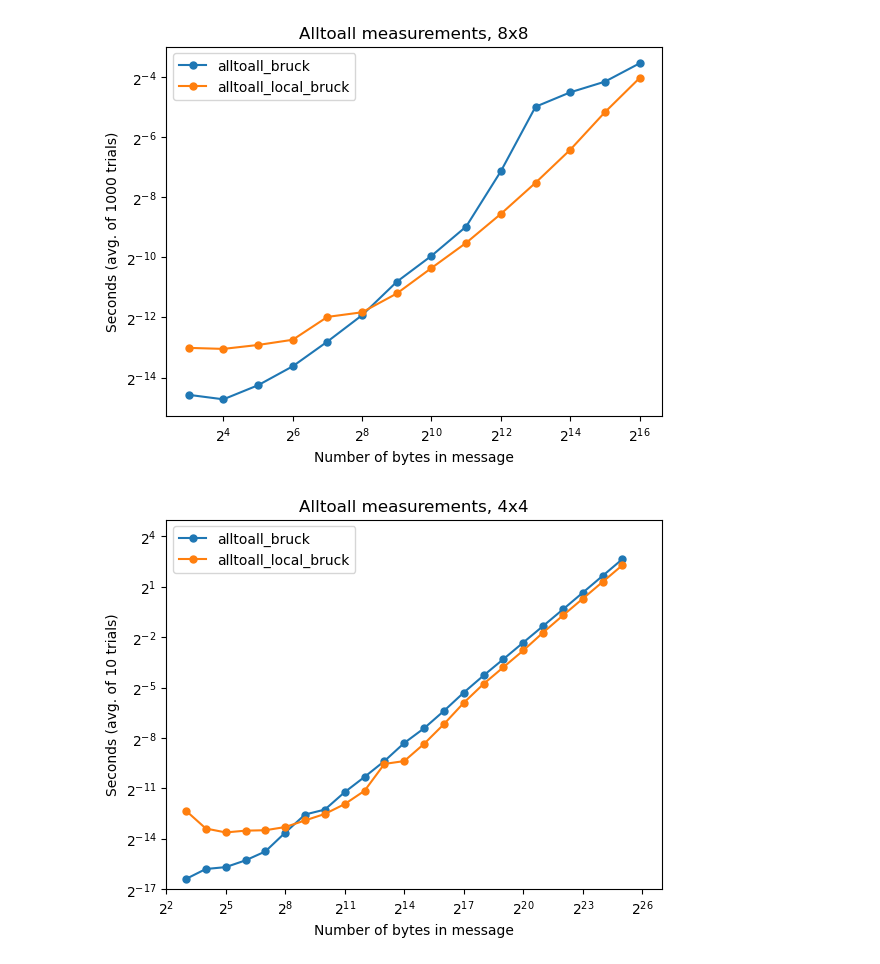
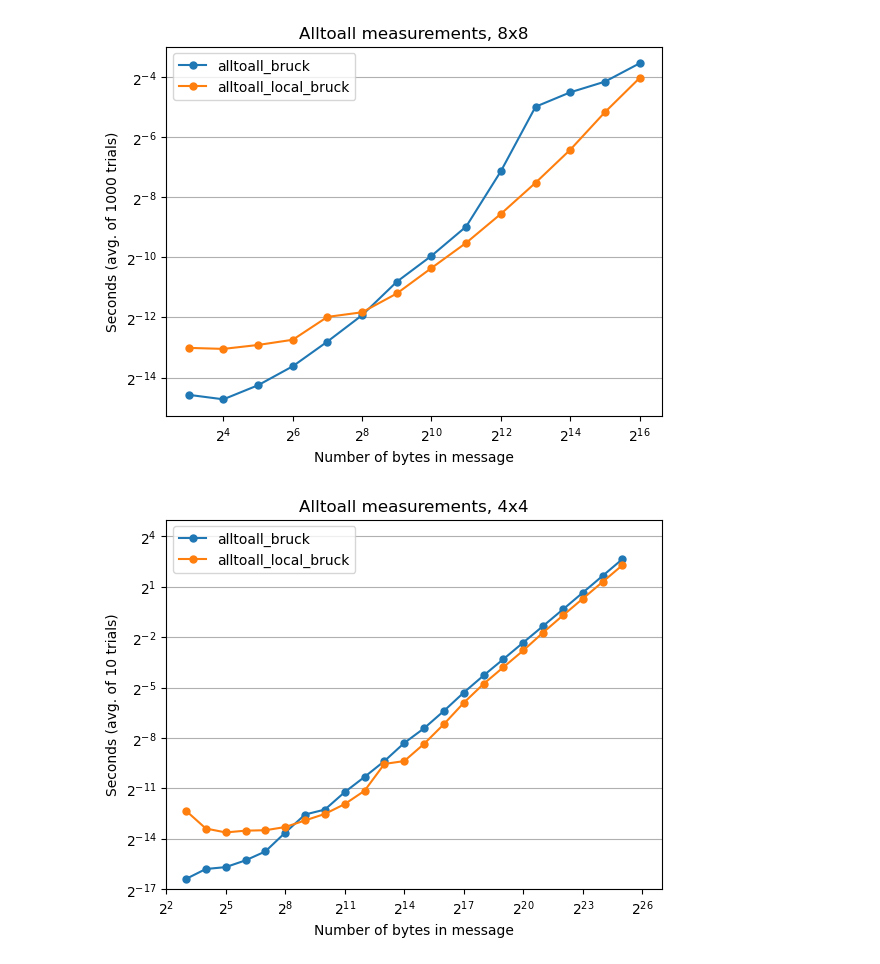
Before and after one commit to mctimm/CS542-Project, a Jupyter notebook: plots.ipynb, the cells around one changed output. Saved outputs shown, nothing was run; the diff lists cells and outputs as text; code cells hidden in the pictures.

```diff
--- a/plots.ipynb
+++ b/plots.ipynb
@@ -95,33 +97,35 @@ ax.set_title("Alltoall measurements, 8x8")
 ax.set_xlabel("Number of bytes in message")
 ax.set_ylabel("Seconds (avg. of 1000 trials)")
 ax.legend()
+ax.grid(axis='y')
 plt.savefig("alltoall_8x8.jpg")
 plt.show()
 # %% [output]
-[figure, old version]
+[figure, new version]
 # %%
 data_4x4 = pd.read_csv('results_4x4_big.csv')
 data_local_bruck = data_4x4[data_4x4["algorithm"] == "alltoall_local_bruck"]
 data_bruck = data_4x4[data_4x4["algorithm"] == "alltoall_bruck"]
 
 fig = plt.figure()
 ax = fig.add_subplot(1, 1, 1)
 
 ax.plot(data_bruck["num_doubles_per_proc"]*8/16, data_bruck["seconds"], 'o-', label='alltoall_bruck', markersize=5)
 ax.plot(data_local_bruck["num_doubles_per_proc"]*8/16, data_local_bruck["seconds"], 'o-', label='alltoall_local_bruck', markersize=5)
 
 plt.xlim([2**2, 2**27])
 plt.ylim([2**-17, 2**5])
 ax.set_xscale('log', base=2)
 ax.set_yscale('log', base=2)
 ax.set_title("Alltoall measurements, 4x4")
 ax.set_xlabel("Number of bytes in message")
 ax.set_ylabel("Seconds (avg. of 10 trials)")
 ax.legend()
+ax.grid(axis='y')
 plt.savefig("alltoall_4x4_big.jpg")
 plt.show()
 # %% [output]
-[figure, old version]
+[figure, new version]
 # %%
 data_8x8 = pd.read_csv('results_8x8_big.csv')
 data_bruck = data_8x8[data_8x8["algorithm"] == "alltoall_bruck"]
```
Also changed, not shown: parts of 3 cells of this notebook, 4 other files.
